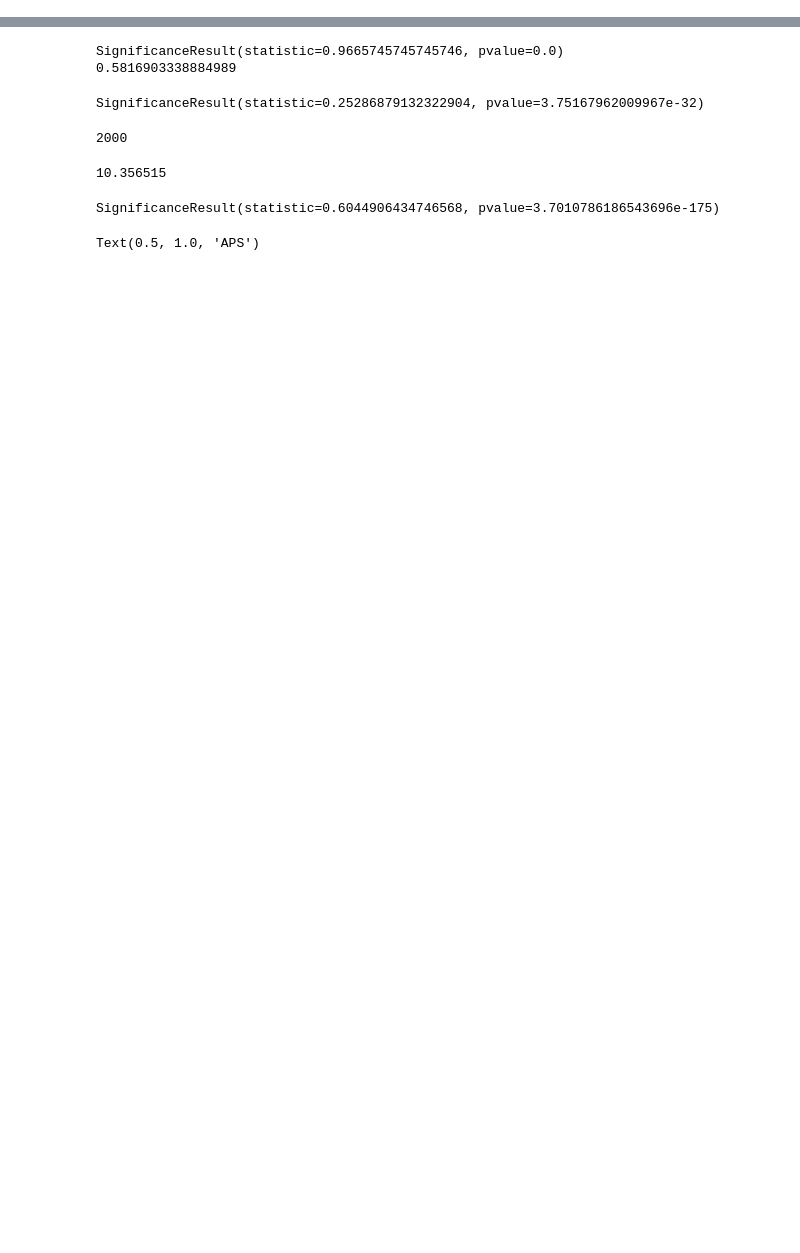
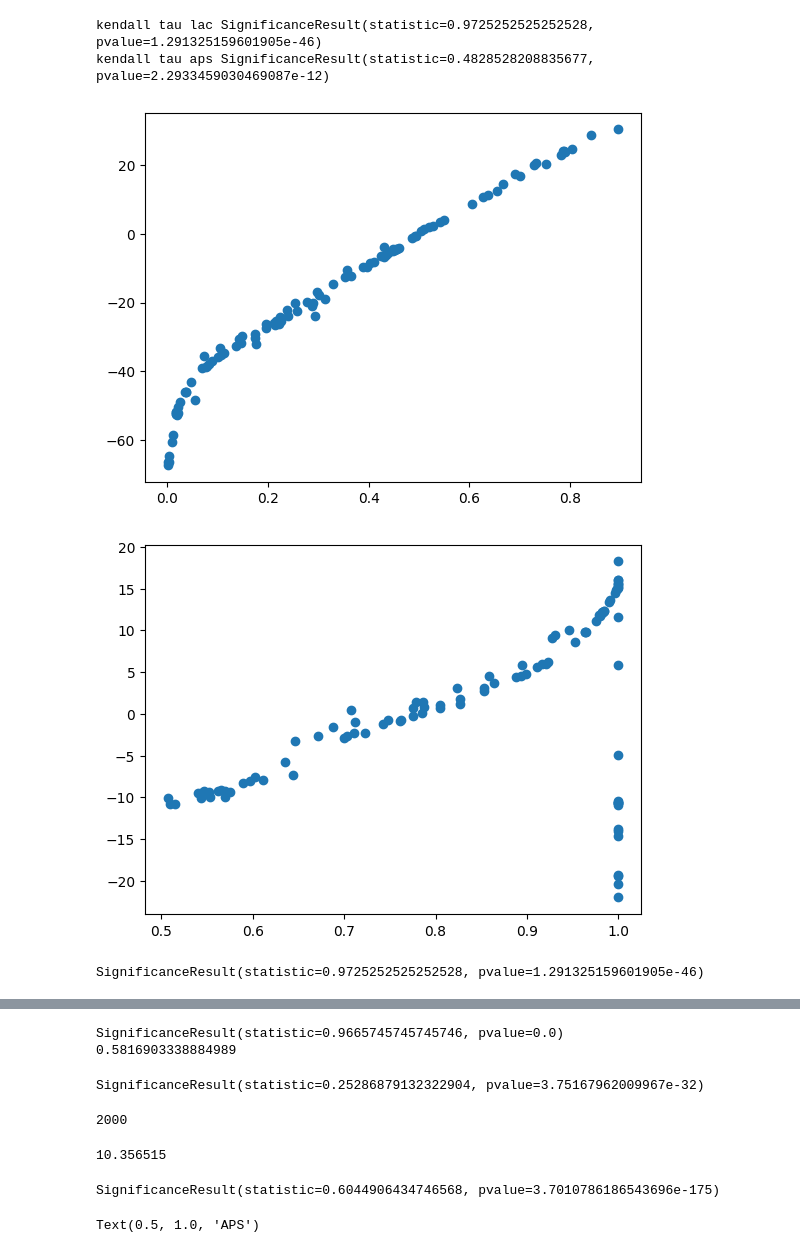
Before and after one commit to yunjinnkim/preference-based-cp, a Jupyter notebook: notebooks/learning_ncs_trochcp.ipynb, the cells around one changed output, grey strips where cells are left out. Saved outputs shown, nothing was run; the diff lists cells and outputs as text; code cells hidden in the pictures; blank space fills up the shorter version.

```diff
--- a/notebooks/learning_ncs_trochcp.ipynb
+++ b/notebooks/learning_ncs_trochcp.ipynb
@@ -505,3 +531,36 @@ plt.show()
+# %%
+X_test, y_test = clf.generate_data(100)
+skills_lac = np.take_along_axis(model_lac.predict_class_skills(X_test), y_test.detach().numpy()[:,np.newaxis], axis=1)
+skills_aps = np.take_along_axis(model_aps.predict_class_skills(X_test), y_test.detach().numpy()[:,np.newaxis], axis=1)
+conformity_scores_lac = oracle_annotator_lac.get_conformity(torch.tensor(X_test), torch.tensor(y_test))
+conformity_scores_aps = oracle_annotator_aps.get_conformity(torch.tensor(X_test), torch.tensor(y_test))
+
+unique_elements, counts = np.unique(conformity_scores_aps, return_counts=True)
+non_unique_elements = unique_elements[counts > 1]
+non_unique_indices = np.where(np.isin(conformity_scores_aps, non_unique_elements))[0]
+
+tied_sk = skills_aps[non_unique_indices]
+tied_nc = conformity_scores_aps[non_unique_indices]
+unique_sk = skills_aps[~non_unique_indices]
+unique_nc = conformity_scores_aps[~non_unique_indices]
+print("kendall tau lac", kendalltau(skills_lac, conformity_scores_lac))
+print("kendall tau aps", kendalltau(skills_aps, conformity_scores_aps))
+
+plt.scatter(conformity_scores_lac, skills_lac)
+plt.show()
+plt.scatter(conformity_scores_aps, skills_aps)
+# plt.scatter(unique_nc, unique_sk)
+# plt.scatter(tied_nc, tied_sk, color="orange", label="tie")
+plt.show()
+# %% [output]
+kendall tau lac SignificanceResult(statistic=0.9725252525252528, pvalue=1.291325159601905e-46)
+kendall tau aps SignificanceResult(statistic=0.4828528208835677, pvalue=2.2933459030469087e-12)
+[figure, added]
+[figure, added]
+# %%
+kendalltau(skills_lac, conformity_scores_lac)
+# %% [output]
+SignificanceResult(statistic=0.9725252525252528, pvalue=1.291325159601905e-46)
 # %%
 skills_lac = np.take_along_axis(model_lac.predict_class_skills(X_train), y_train[:,np.newaxis], axis=1)
 skills_aps = np.take_along_axis(model_aps.predict_class_skills(X_train), y_train[:,np.newaxis], axis=1)
```
Also changed, not shown: parts of 11 cells of this notebook, 1 other file.
